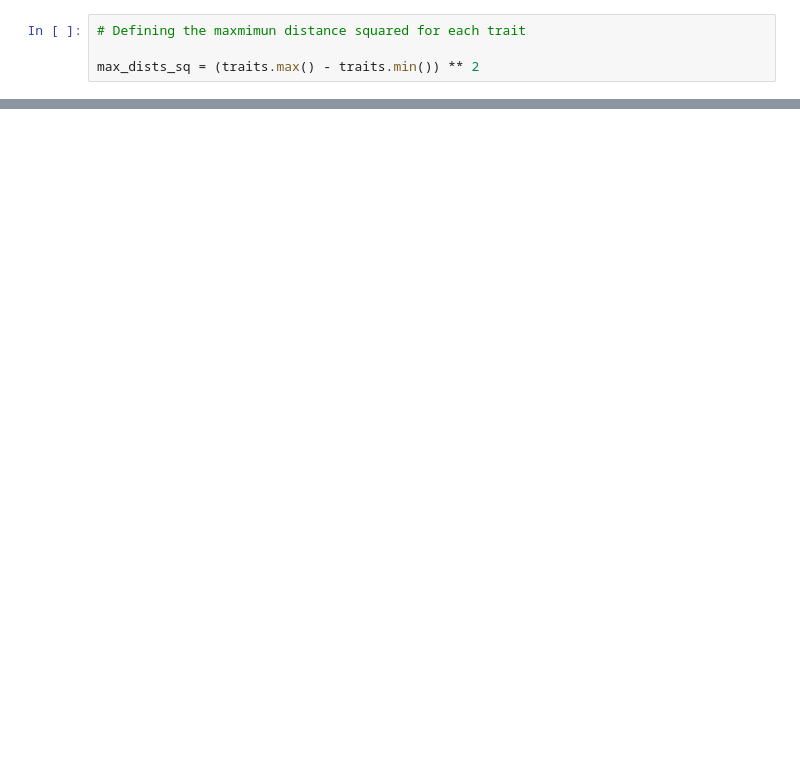
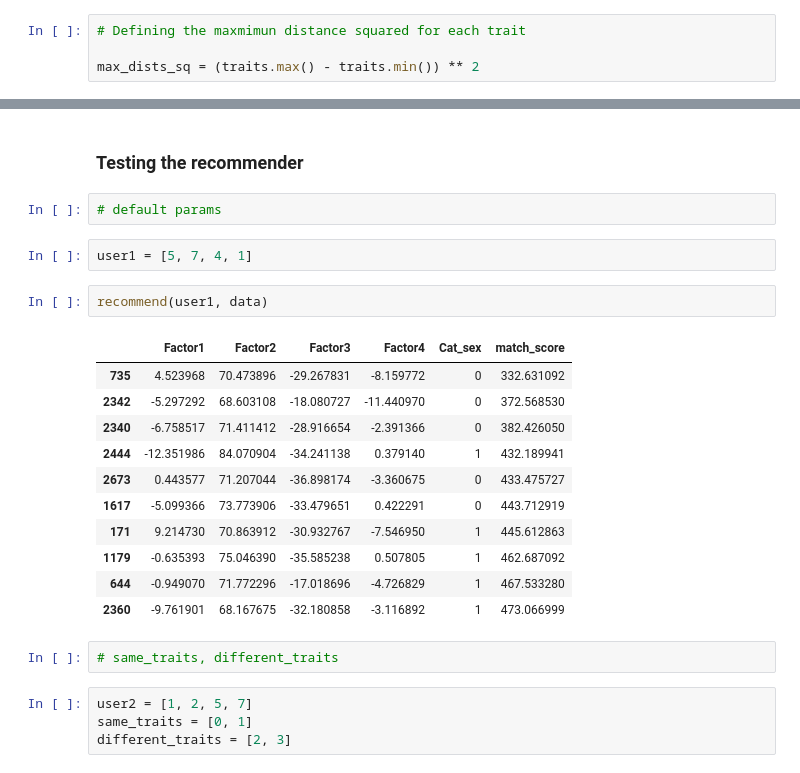
Before and after one commit to lemonsterpie/LHL-Final-Cat-Personality-Clustering, a Jupyter notebook: notebooks/recommender.ipynb, the cells around one changed output, grey strips where cells are left out. Cells and saved outputs as stored; diff of their text form; blank space fills up the shorter version.

```diff
--- a/notebooks/recommender.ipynb
+++ b/notebooks/recommender.ipynb
@@ -185,0 +133,26 @@ array([-1.09788112,  3.04265881,  0.44111017, ..., -1.57584742,
+# %% [markdown]
+### Testing the recommender
+# %%
+# default params
+# %%
+user1 = [5, 7, 4, 1]
+# %%
+recommend(user1, data)
+# %% [output]
+|  | Factor1 | Factor2 | Factor3 | Factor4 | Cat_sex | match_score |
+| 735 | 4.523968 | 70.473896 | -29.267831 | -8.159772 | 0 | 332.631092 |
+| 2342 | -5.297292 | 68.603108 | -18.080727 | -11.440970 | 0 | 372.568530 |
+| 2340 | -6.758517 | 71.411412 | -28.916654 | -2.391366 | 0 | 382.426050 |
+| 2444 | -12.351986 | 84.070904 | -34.241138 | 0.379140 | 1 | 432.189941 |
+| 2673 | 0.443577 | 71.207044 | -36.898174 | -3.360675 | 0 | 433.475727 |
+| 1617 | -5.099366 | 73.773906 | -33.479651 | 0.422291 | 0 | 443.712919 |
+| 171 | 9.214730 | 70.863912 | -30.932767 | -7.546950 | 1 | 445.612863 |
+| 1179 | -0.635393 | 75.046390 | -35.585238 | 0.507805 | 1 | 462.687092 |
+| 644 | -0.949070 | 71.772296 | -17.018696 | -4.726829 | 1 | 467.533280 |
+| 2360 | -9.761901 | 68.167675 | -32.180858 | -3.116892 | 1 | 473.066999 |
+# %%
+# same_traits, different_traits
+# %%
+user2 = [1, 2, 5, 7]
+same_traits = [0, 1]
+different_traits = [2, 3]
```
Also changed, not shown: parts of 36 cells of this notebook, 2 other files.
